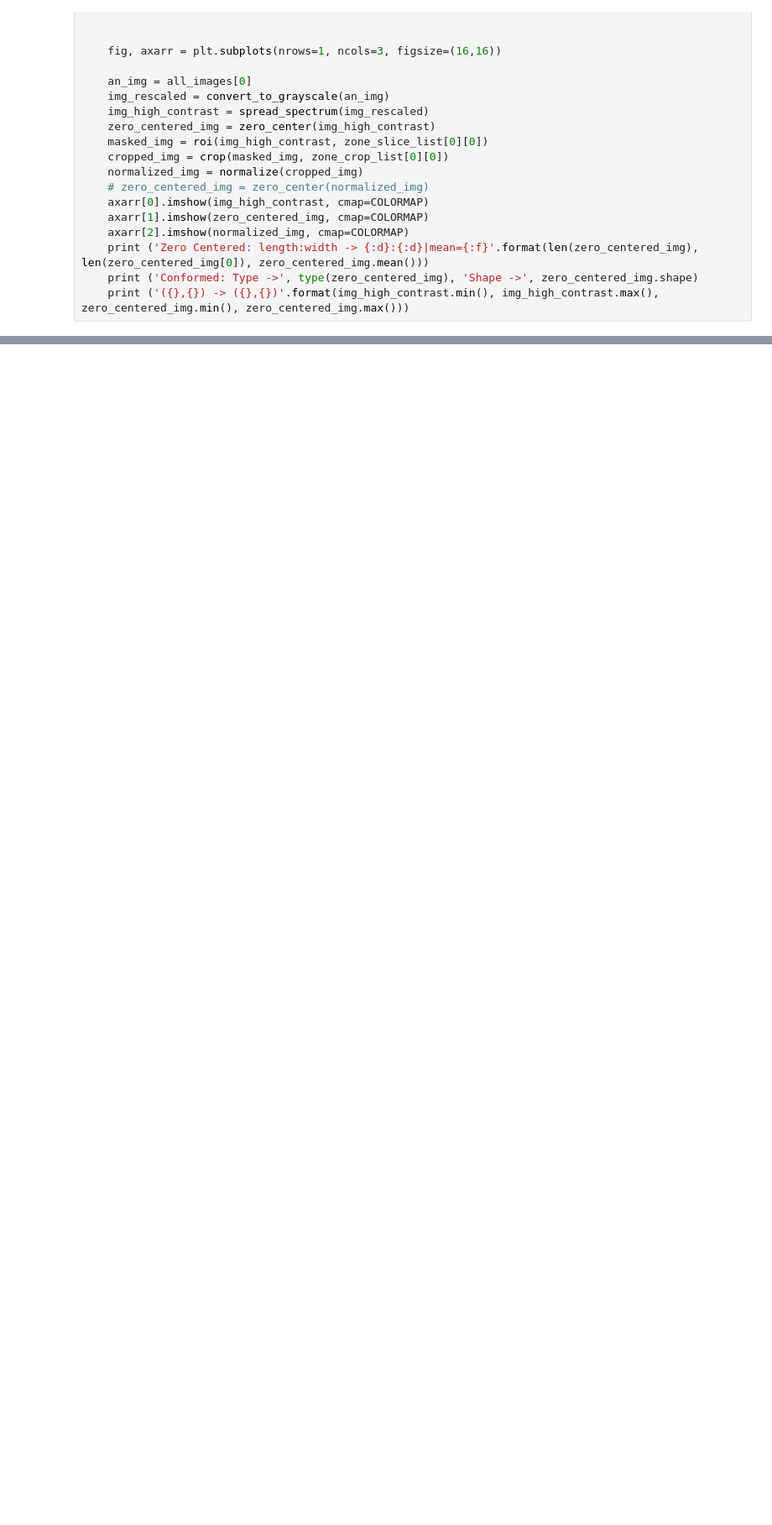
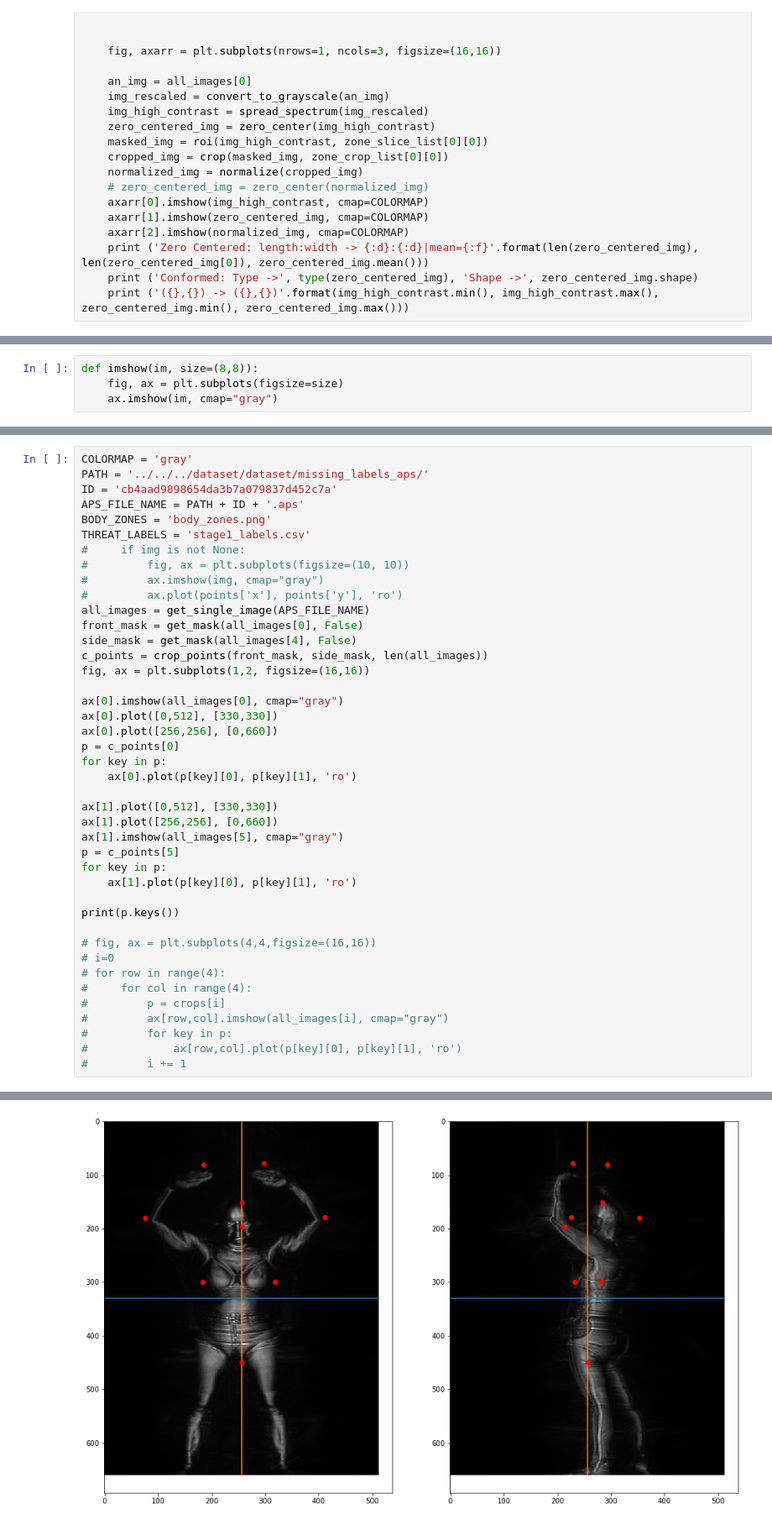
Before and after one commit to deepanjan90/TSA-Body-Scan-Analysis, a Jupyter notebook: stage1/exploratory_model/tsahelper.ipynb, the cells around one changed output, grey strips where cells are left out. Shown at 84% size. Cells and saved outputs as stored; diff of their text form; blank space fills up the shorter version.

```diff
--- a/stage1/exploratory_model/tsahelper.ipynb
+++ b/stage1/exploratory_model/tsahelper.ipynb
@@ -727,0 +783,4 @@ if UNIT_TEST:
+# %%
+def imshow(im, size=(8,8)):
+    fig, ax = plt.subplots(figsize=size)
+    ax.imshow(im, cmap="gray")
@@ -727,0 +942,43 @@ if UNIT_TEST:
+# %%
+COLORMAP = 'gray'
+PATH = '../../../dataset/dataset/missing_labels_aps/'
+ID = 'cb4aad9898654da3b7a079837d452c7a'
+APS_FILE_NAME = PATH + ID + '.aps'
+BODY_ZONES = 'body_zones.png'
+THREAT_LABELS = 'stage1_labels.csv'
+#     if img is not None:
+#         fig, ax = plt.subplots(figsize=(10, 10))
+#         ax.imshow(img, cmap="gray")
+#         ax.plot(points['x'], points['y'], 'ro')
+all_images = get_single_image(APS_FILE_NAME)
+front_mask = get_mask(all_images[0], False)
+side_mask = get_mask(all_images[4], False)
+c_points = crop_points(front_mask, side_mask, len(all_images))
+fig, ax = plt.subplots(1,2, figsize=(16,16))
+
+ax[0].imshow(all_images[0], cmap="gray")
+ax[0].plot([0,512], [330,330])
+ax[0].plot([256,256], [0,660])
+p = c_points[0]
+for key in p:
+    ax[0].plot(p[key][0], p[key][1], 'ro')
+
+ax[1].plot([0,512], [330,330])
+ax[1].plot([256,256], [0,660])
+ax[1].imshow(all_images[5], cmap="gray")
+p = c_points[5]
+for key in p:
+    ax[1].plot(p[key][0], p[key][1], 'ro')
+
+print(p.keys())
+
+# fig, ax = plt.subplots(4,4,figsize=(16,16))
+# i=0
+# for row in range(4):
+#     for col in range(4):
+#         p = crops[i]
+#         ax[row,col].imshow(all_images[i], cmap="gray")
+#         for key in p:
+#             ax[row,col].plot(p[key][0], p[key][1], 'ro')
+#         i += 1
+# %% [output]
@@ -727,0 +986 @@ if UNIT_TEST:
+[figure, added]
```
Also changed, not shown: parts of 12 cells of this notebook, 4 other files.
